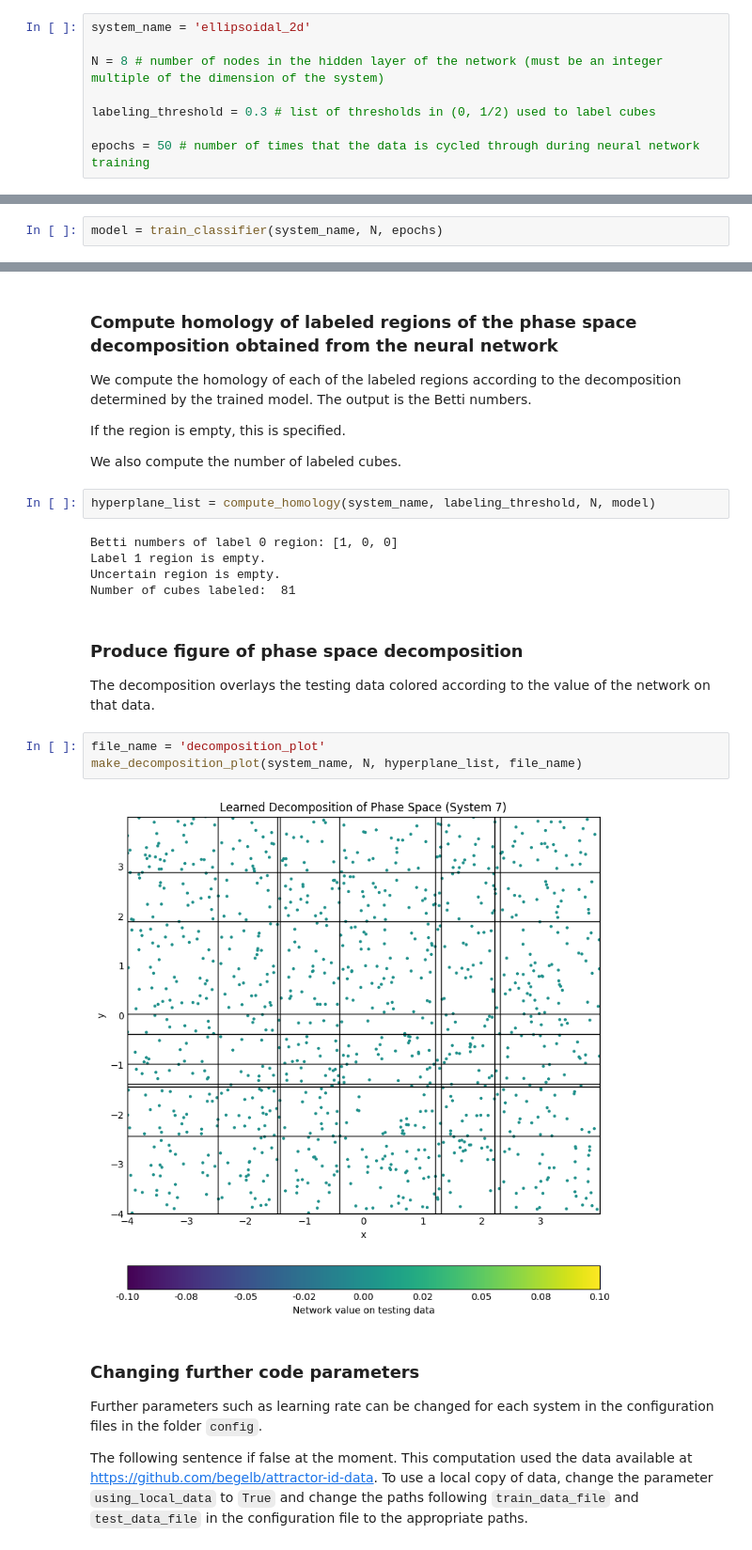
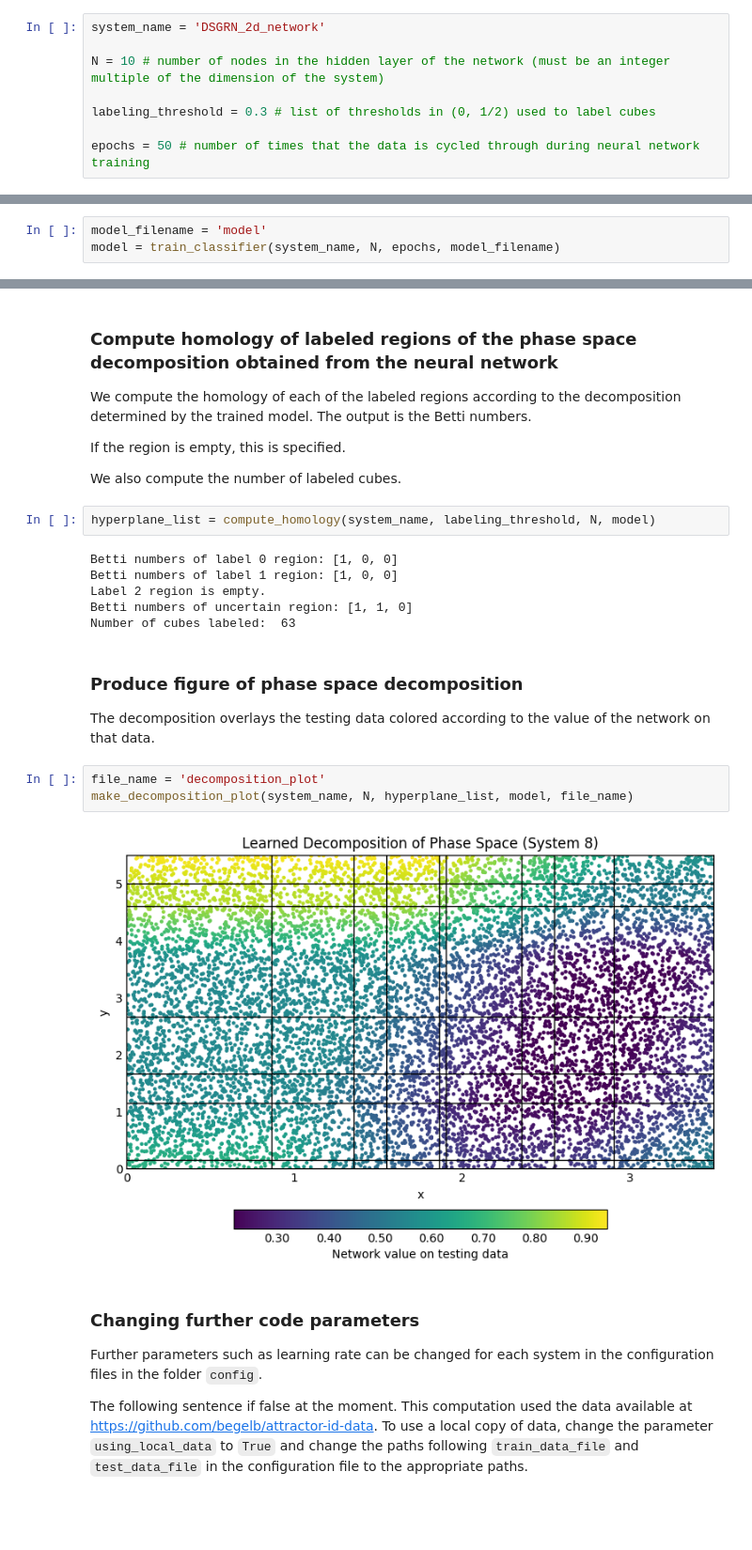
Before and after one commit to begelb/MLCD, a Jupyter notebook: learn_decomposition.ipynb, the cells around one changed output, grey strips where cells are left out. Shown: that part at 94% size. Saved outputs shown, nothing was run; the diff lists cells and outputs as text; blank space fills up the shorter version.

````diff
--- a/learn_decomposition.ipynb
+++ b/learn_decomposition.ipynb
@@ -19,9 +19,9 @@ The following systems are implemented:
 - 'ellipsoidal_2d'
 - 'DSGRN_2d_network'
 # %%
-system_name = 'ellipsoidal_2d'
+system_name = 'DSGRN_2d_network'
 
-N = 8 # number of nodes in the hidden layer of the network (must be an integer multiple of the dimension of the system)
+N = 10 # number of nodes in the hidden layer of the network (must be an integer multiple of the dimension of the system)
 
 labeling_threshold = 0.3 # list of thresholds in (0, 1/2) used to label cubes
 
@@ -31,5 +31,6 @@ epochs = 50 # number of times that the data is cycled through during neural netw
 
 We obtained a trained model, which is a cubical neural network with a hidden layer of width ```N```.
 # %%
-model = train_classifier(system_name, N, epochs)
+model_filename = 'model'
+model = train_classifier(system_name, N, epochs, model_filename)
 # %% [output]
@@ -62,18 +52,19 @@ We also compute the number of labeled cubes.
 hyperplane_list = compute_homology(system_name, labeling_threshold, N, model)
 # %% [output]
 Betti numbers of label 0 region: [1, 0, 0]
-Label 1 region is empty.
-Uncertain region is empty.
-Number of cubes labeled:  81
+Betti numbers of label 1 region: [1, 0, 0]
+Label 2 region is empty.
+Betti numbers of uncertain region: [1, 1, 0]
+Number of cubes labeled:  63
 # %% [markdown]
 ### Produce figure of phase space decomposition
 
 The decomposition overlays the testing data colored according to the value of the network on that data.
 # %%
 file_name = 'decomposition_plot'
-make_decomposition_plot(system_name, N, hyperplane_list, file_name)
+make_decomposition_plot(system_name, N, hyperplane_list, model, file_name)
 # %% [output]
-[figure, old version]
+[figure, new version]
 # %% [markdown]
 ### Changing further code parameters
 
````
Also changed, not shown: parts of 1 cell of this notebook, 5 other files.
